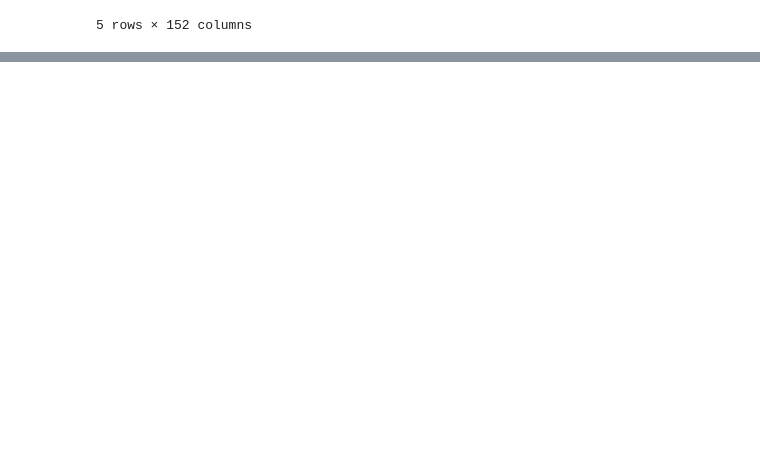
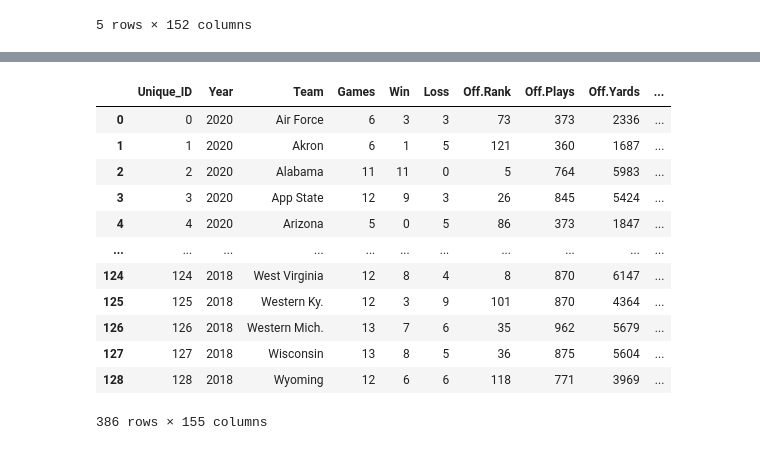
Before and after one commit to jacobhash570/college_football, a Jupyter notebook: data_etl.ipynb, the cells around one changed output, grey strips where cells are left out. Saved outputs shown, nothing was run; the diff lists cells and outputs as text; code cells hidden in the pictures; blank space fills up the shorter version.

```diff
--- a/data_etl.ipynb
+++ b/data_etl.ipynb
@@ -15,0 +126,7 @@ customer_data_df.head()
+# %%
+cfb_data3['Conference'] = (np.where(cfb_data3['Team'].str.contains(''),
+                  cfb_data3['Team'].str.split('(').str[1],
+                  cfb_data3['Team']))
+# %%
+cfb_data3['Team'] = cfb_data3['Team'].str.split('(').str[0]
+cfb_data3['Conference'] = cfb_data3['Conference'].str.split(')').str[0]
@@ -15,0 +143,20 @@ customer_data_df.head()
+# %%
+partial_append_df = cfb_data2.append(cfb_data3)
+# %%
+final_df = cfb_data1.append(partial_append_df)
+# %%
+final_df
+# %% [output]
+|  | Unique_ID | Year | Team | Games | Win | Loss | Off.Rank | Off.Plays | Off.Yards | ... |
+| 0 | 0 | 2020 | Air Force | 6 | 3 | 3 | 73 | 373 | 2336 | ... |
+| 1 | 1 | 2020 | Akron | 6 | 1 | 5 | 121 | 360 | 1687 | ... |
+| 2 | 2 | 2020 | Alabama | 11 | 11 | 0 | 5 | 764 | 5983 | ... |
+| 3 | 3 | 2020 | App State | 12 | 9 | 3 | 26 | 845 | 5424 | ... |
+| 4 | 4 | 2020 | Arizona | 5 | 0 | 5 | 86 | 373 | 1847 | ... |
+| ... | ... | ... | ... | ... | ... | ... | ... | ... | ... | ... |
+| 124 | 124 | 2018 | West Virginia | 12 | 8 | 4 | 8 | 870 | 6147 | ... |
+| 125 | 125 | 2018 | Western Ky. | 12 | 3 | 9 | 101 | 870 | 4364 | ... |
+| 126 | 126 | 2018 | Western Mich. | 13 | 7 | 6 | 35 | 962 | 5679 | ... |
+| 127 | 127 | 2018 | Wisconsin | 13 | 8 | 5 | 36 | 875 | 5604 | ... |
+| 128 | 128 | 2018 | Wyoming | 12 | 6 | 6 | 118 | 771 | 3969 | ... |
+386 rows × 155 columns
```
Also changed, not shown: parts of 34 cells of this notebook.
